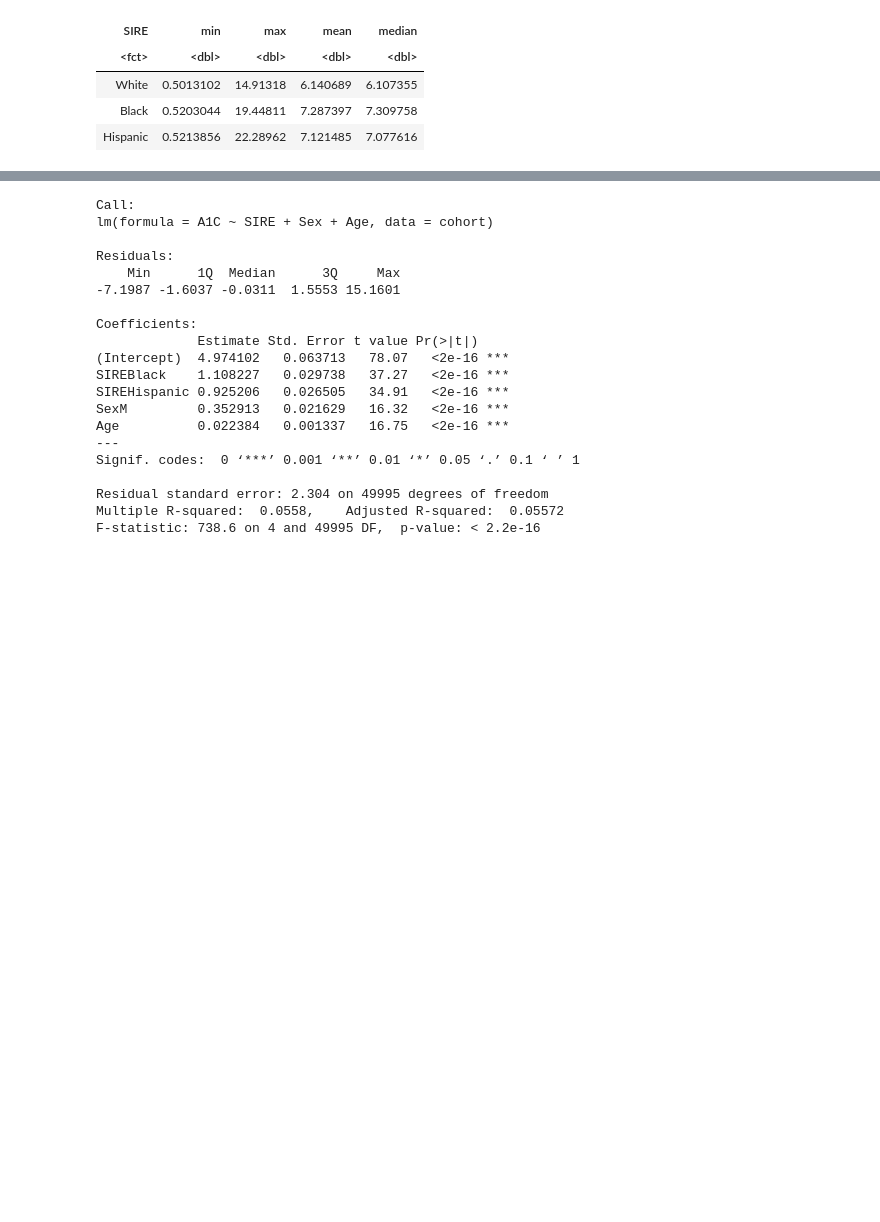
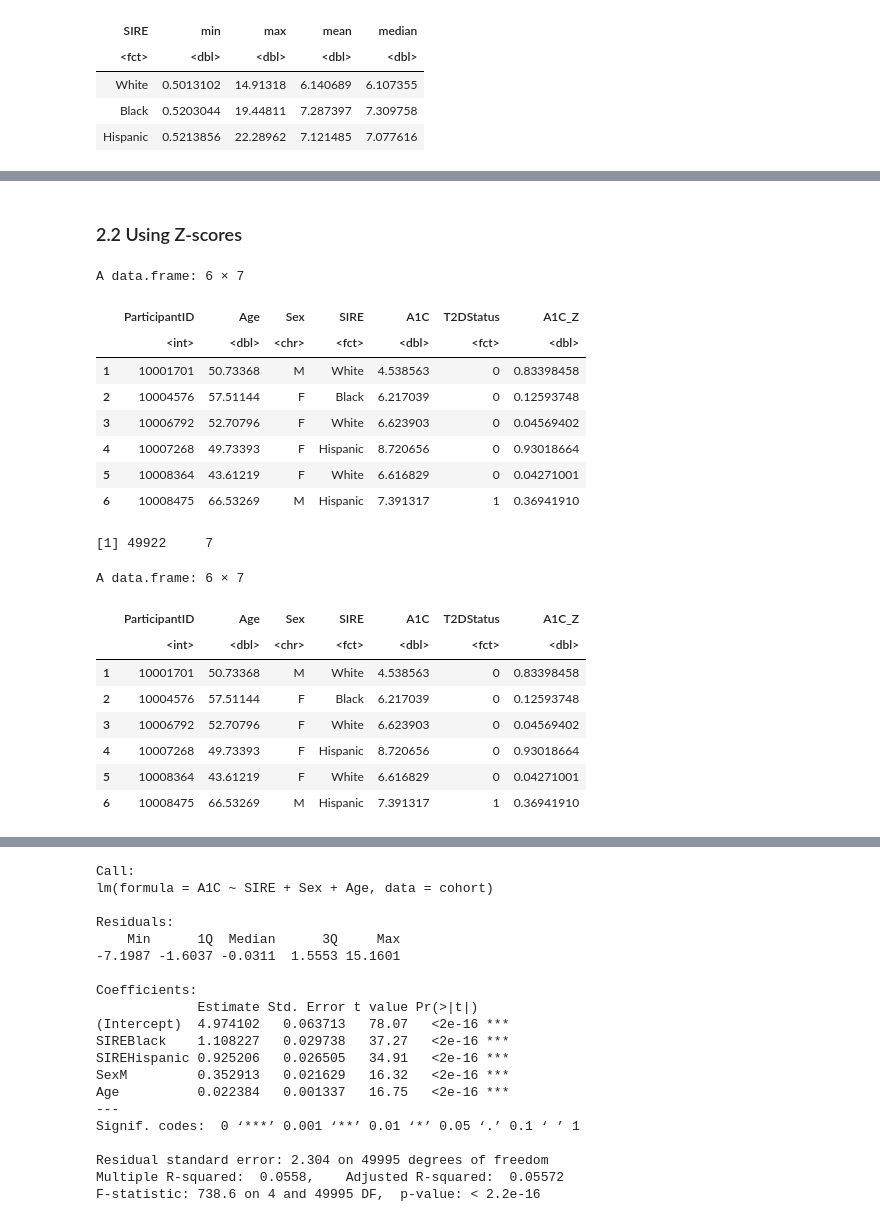
Before and after one commit to healthdisparities/SISG2024-Module4, a Jupyter notebook: Notebooks/Module4-Session4.ipynb, the cells around one changed output, grey strips where cells are left out. Saved outputs shown, nothing was run; the diff lists cells and outputs as text; code cells hidden in the pictures; blank space fills up the shorter version.

```diff
--- a/Notebooks/Module4-Session4.ipynb
+++ b/Notebooks/Module4-Session4.ipynb
@@ -123,0 +204,30 @@ A tibble: 3 × 5
+# %% [markdown]
+### 2.2 Using Z-scores
+# %%
+# Calculate Z scores.
+cohort$A1C_Z <- abs(cohort$A1C-mean(cohort$A1C))/sd(cohort$A1C)
+head(cohort)
+
+cohort_filtered <- cohort[!(cohort$A1C_Z>3), ]
+dim(cohort_filtered)
+head(cohort_filtered)
+# %% [output]
+A data.frame: 6 × 7
+|  | ParticipantID | Age | Sex | SIRE | A1C | T2DStatus | A1C_Z |
+|  | <int> | <dbl> | <chr> | <fct> | <dbl> | <fct> | <dbl> |
+| 1 | 10001701 | 50.73368 | M | White | 4.538563 | 0 | 0.83398458 |
+| 2 | 10004576 | 57.51144 | F | Black | 6.217039 | 0 | 0.12593748 |
+| 3 | 10006792 | 52.70796 | F | White | 6.623903 | 0 | 0.04569402 |
+| 4 | 10007268 | 49.73393 | F | Hispanic | 8.720656 | 0 | 0.93018664 |
+| 5 | 10008364 | 43.61219 | F | White | 6.616829 | 0 | 0.04271001 |
+| 6 | 10008475 | 66.53269 | M | Hispanic | 7.391317 | 1 | 0.36941910 |
+[1] 49922     7
+A data.frame: 6 × 7
+|  | ParticipantID | Age | Sex | SIRE | A1C | T2DStatus | A1C_Z |
+|  | <int> | <dbl> | <chr> | <fct> | <dbl> | <fct> | <dbl> |
+| 1 | 10001701 | 50.73368 | M | White | 4.538563 | 0 | 0.83398458 |
+| 2 | 10004576 | 57.51144 | F | Black | 6.217039 | 0 | 0.12593748 |
+| 3 | 10006792 | 52.70796 | F | White | 6.623903 | 0 | 0.04569402 |
+| 4 | 10007268 | 49.73393 | F | Hispanic | 8.720656 | 0 | 0.93018664 |
+| 5 | 10008364 | 43.61219 | F | White | 6.616829 | 0 | 0.04271001 |
+| 6 | 10008475 | 66.53269 | M | Hispanic | 7.391317 | 1 | 0.36941910 |
```
Also changed, not shown: parts of 11 cells of this notebook.
